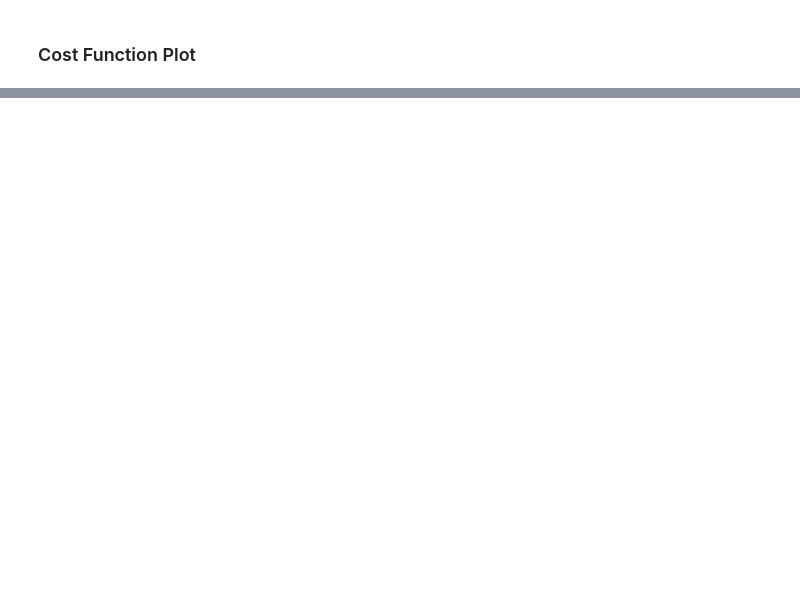
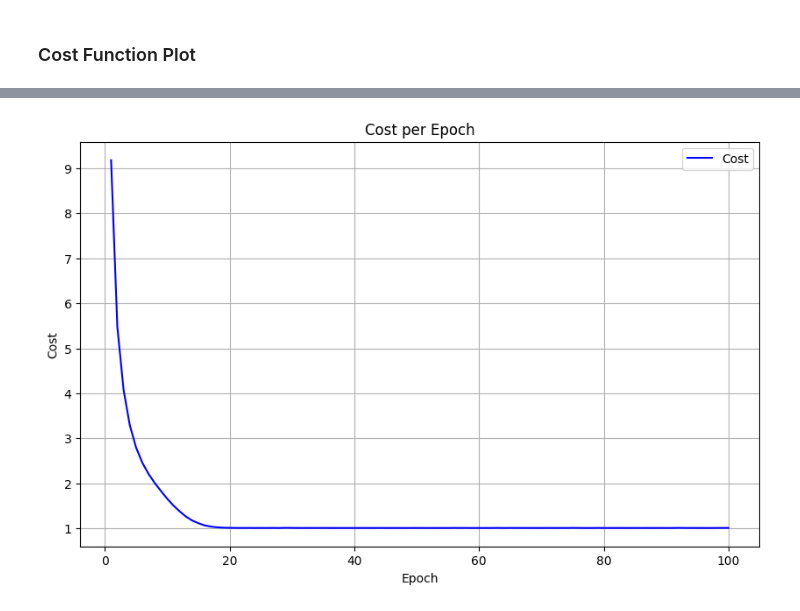
Before and after one commit to rodriguezhh/mys_project, a Jupyter notebook: main.ipynb, the cells around one changed output, grey strips where cells are left out. Drawn from its saved outputs; the diff is of its cells as text; code cells hidden in the pictures; blank space fills up the shorter version.

```diff
--- a/main.ipynb
+++ b/main.ipynb
@@ -559,0 +719,6 @@ plot_cost(cost_minibatch)
+# %%
+weights_minibatch_ADAM, cost_minibatch_ADAM, time_minibatch_ADAM = minibatch_train_ADAM(data, mean_square_error_batch, 100, 32, learning_rate=0.001)
+print('El valor de los coeficientes en la epoca 100 es a1='+str(weights_minibatch_ADAM[0])
+      +' a2='+str(weights_minibatch_ADAM[1])+' b1='+str(weights_minibatch_ADAM[2])+' b2='+str(weights_minibatch_ADAM[3])
+      +' c1='+str(weights_minibatch_ADAM[4]))
+print('Elapsed time: '+str(time_minibatch_ADAM)+' seconds')
@@ -559,0 +743,4 @@ plot_cost(cost_minibatch)
+# %%
+plot_cost(cost_minibatch_ADAM)
+# %% [output]
+[figure, added]
```
Also changed, not shown: parts of 13 cells of this notebook.
